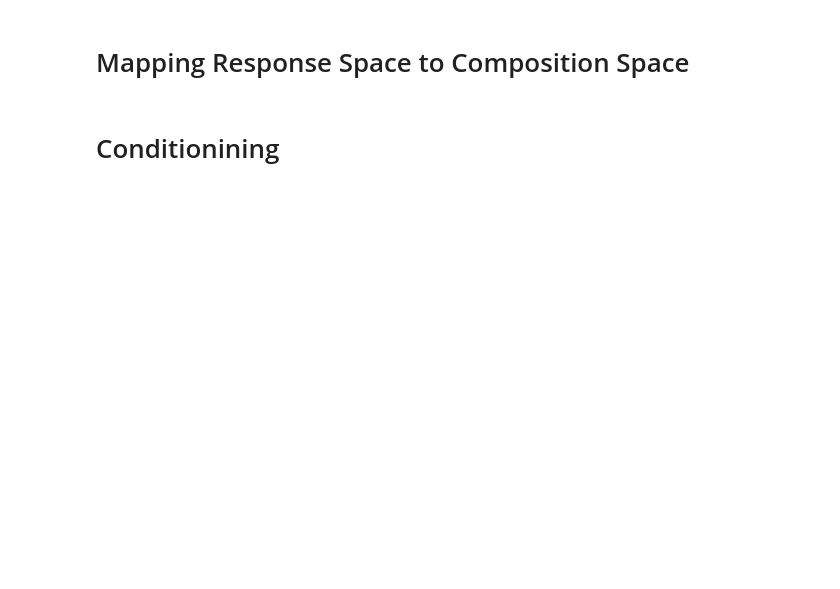
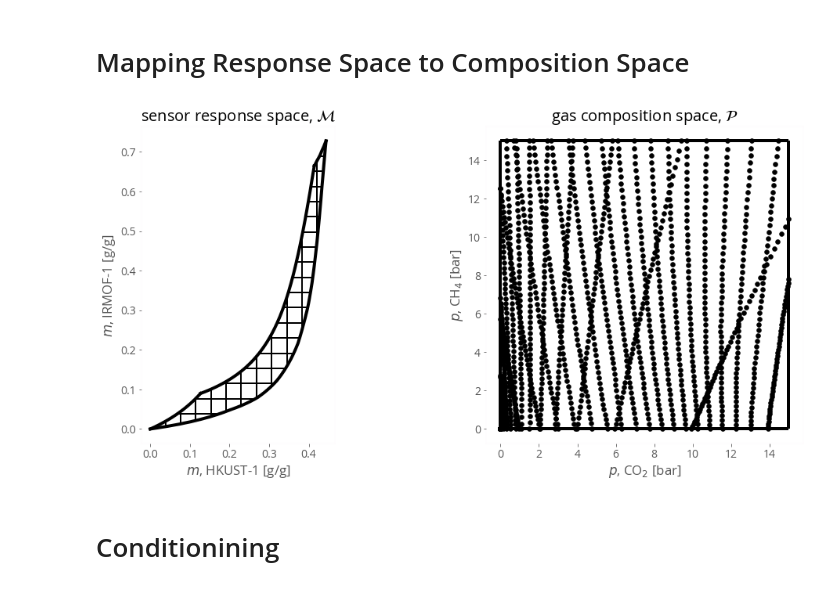
Before and after one commit to SimonEnsemble/nonlinear_sensing, a Jupyter notebook: viz mapping.ipynb, the cells around one changed output. Drawn from its saved outputs; the diff is of its cells as text; code cells hidden in the pictures; blank space fills up the shorter version.

```diff
--- a/viz mapping.ipynb
+++ b/viz mapping.ipynb
@@ -427,7 +421,7 @@ doing kNN inverse, not the real inverse!
 # %% [markdown]
 # Mapping Response Space to Composition Space
 # %%
-draw_color = True
+draw_color = False
 draw_circles = False
 
 fig, ax = plt.subplots(1, 2, figsize=(15, 7))
@@ -499,10 +493,6 @@ if draw_circles:
 ###
 #  grid lines
 ###
-if draw_color:
-    nb_lines = 6
-else:
-    nb_lines = 12
 nb_lines = 20
 nb_pts = 50
 ms = np.linspace(0, np.max([m0_max, m1_max]), nb_lines)
@@ -600,42 +590,41 @@ for i in range(nb_lines):
         # plot the image of the line in sensor response space
         #     loop through points on the line
         m_1s = np.linspace(m1_start, m1_end, nb_pts)
         for j, m_1 in enumerate(m_1s):
             m = np.array([m_0, m_1])
             p_0[j], p_1[j]  = g(m)
             if np.isnan(p_0[j]) or np.isnan(p_1[j]):
-                m = np.array([m_0, m_1+0.05])
-                p_0[j], p_1[j]  = g(m)
-                if np.isnan(p_0[j]) or np.isnan(p_1[j]):
-                    p_0[j], p_1[j] = g_knn(m)
-                    print("resorting to knn for ", m)
-                    print("\tgot p = ", g_knn(m))
-        ax[1].plot(p_0, p_1, color=grid_line_color)
+                p_0[j], p_1[j] = g_knn(m)
+                print("resorting to knn for ", m)
+                print("\tgot p = ", g_knn(m))
+        ax[1].scatter(p_0, p_1, color=grid_line_color)
 
     ###
     #   y = constant (horizontal) grid lines
     ###
     m_1 = ms[i] # m_1 is constant here.
     if m_1 < m1_max:
         m0_start, m0_end = get_m0_start(m_1), get_m0_end(m_1)
 
         # TODO find m0 start, end
         ax[0].hlines(m_1, m0_start, m0_end, color=grid_line_color)
 
         # plot the image of the line in sensor response space
         # loop through points on the line
         m_0s = np.linspace(m0_start, m0_end, nb_pts)
         for j, m_0 in enumerate(m_0s):
             m = np.array([m_0, m_1])
             p_0[j], p_1[j] = g(m)
             if np.isnan(p_0[j]) or np.isnan(p_1[j]):
                 p_0[j], p_1[j] = g_knn(m)
                 print("resorting to knn for ", m)
                 print("\tgot p = ", g_knn(m))
-        ax[1].plot(p_0, p_1, color=grid_line_color)
+        ax[1].scatter(p_0, p_1, color=grid_line_color)
 
 plt.tight_layout()
-plt.savefig("m_to_p_2d.pdf", format="pdf")
+# plt.savefig("m_to_p_2d.pdf", format="pdf")
+# %% [output]
+[figure, added]
 # %% [markdown]
 # Conditionining
 # %%
```
Also changed, not shown: parts of 11 cells of this notebook.
